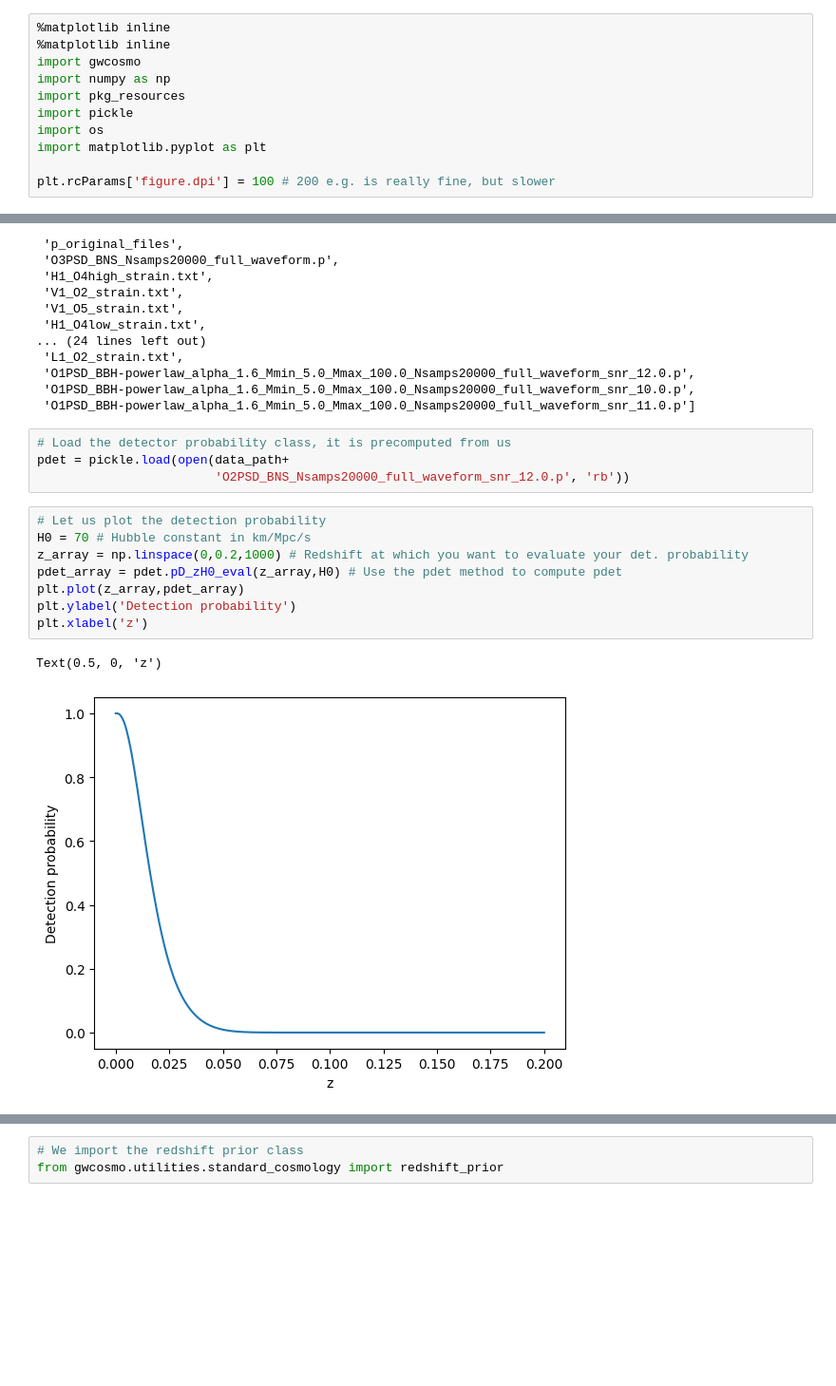
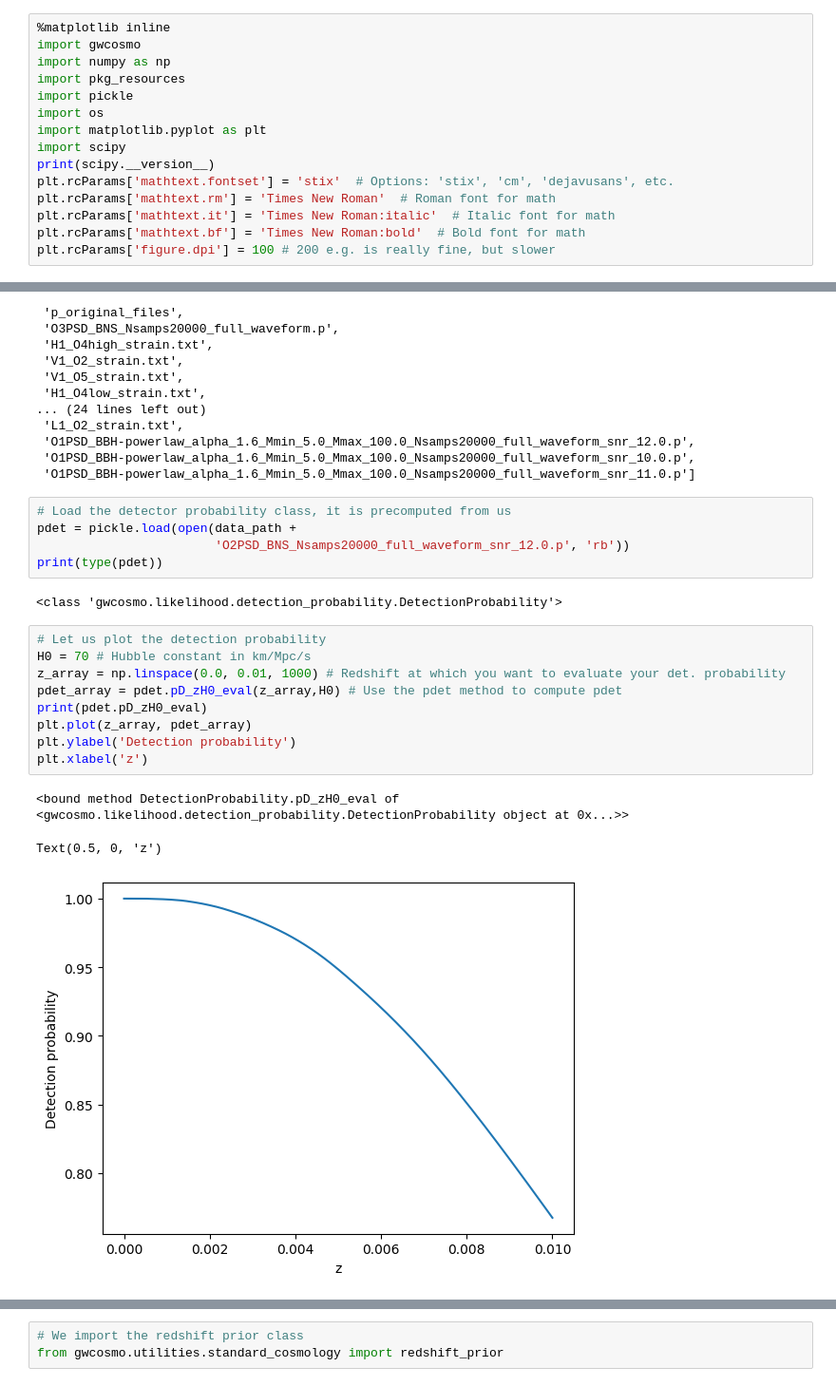
Before and after one commit to joon-young-lee/gdr_gwcosmo_tutorial_2020, a Jupyter notebook: notebooks/Tutorial.ipynb, the cells around one changed output, grey strips where cells are left out. Shown at 95% size. Saved outputs shown, nothing was run; the diff lists cells and outputs as text; blank space fills up the shorter version.

```diff
--- a/notebooks/Tutorial.ipynb
+++ b/notebooks/Tutorial.ipynb
@@ -42,7 +42,6 @@ $$ \beta(H_0) = \int p_{\rm det}(z,H_0) p(z) \, dz$$,
 
 in GWcosmo we provide these ingredients
 # %%
-%matplotlib inline
 %matplotlib inline
 import gwcosmo
 import numpy as np
@@ -50,5 +49,10 @@ import pkg_resources
 import pickle
 import os
 import matplotlib.pyplot as plt
-
+import scipy
+print(scipy.__version__)
+plt.rcParams['mathtext.fontset'] = 'stix'  # Options: 'stix', 'cm', 'dejavusans', etc.
+plt.rcParams['mathtext.rm'] = 'Times New Roman'  # Roman font for math
+plt.rcParams['mathtext.it'] = 'Times New Roman:italic'  # Italic font for math
+plt.rcParams['mathtext.bf'] = 'Times New Roman:bold'  # Bold font for math
 plt.rcParams['figure.dpi'] = 100 # 200 e.g. is really fine, but slower
@@ -78,18 +84,23 @@ os.listdir(data_path)
  'O1PSD_BBH-powerlaw_alpha_1.6_Mmin_5.0_Mmax_100.0_Nsamps20000_full_waveform_snr_11.0.p']
 # %%
 # Load the detector probability class, it is precomputed from us
-pdet = pickle.load(open(data_path+
+pdet = pickle.load(open(data_path +
                         'O2PSD_BNS_Nsamps20000_full_waveform_snr_12.0.p', 'rb'))
+print(type(pdet))
+# %% [output]
+<class 'gwcosmo.likelihood.detection_probability.DetectionProbability'>
 # %%
 # Let us plot the detection probability
 H0 = 70 # Hubble constant in km/Mpc/s
-z_array = np.linspace(0,0.2,1000) # Redshift at which you want to evaluate your det. probability
+z_array = np.linspace(0.0, 0.01, 1000) # Redshift at which you want to evaluate your det. probability
 pdet_array = pdet.pD_zH0_eval(z_array,H0) # Use the pdet method to compute pdet
-plt.plot(z_array,pdet_array)
+print(pdet.pD_zH0_eval)
+plt.plot(z_array, pdet_array)
 plt.ylabel('Detection probability')
 plt.xlabel('z')
 # %% [output]
-Text(0.5, 0, 'z')
+<bound method DetectionProbability.pD_zH0_eval of <gwcosmo.likelihood.detection_probability.DetectionProbability object at 0x...>>
+Text(0.5, 0, 'z')
-[figure, old version]
+[figure, new version]
 # %%
 # Here we evaluate pdet over a grid of redshift and H0
```
Also changed, not shown: parts of 8 cells of this notebook, 4 other files.
